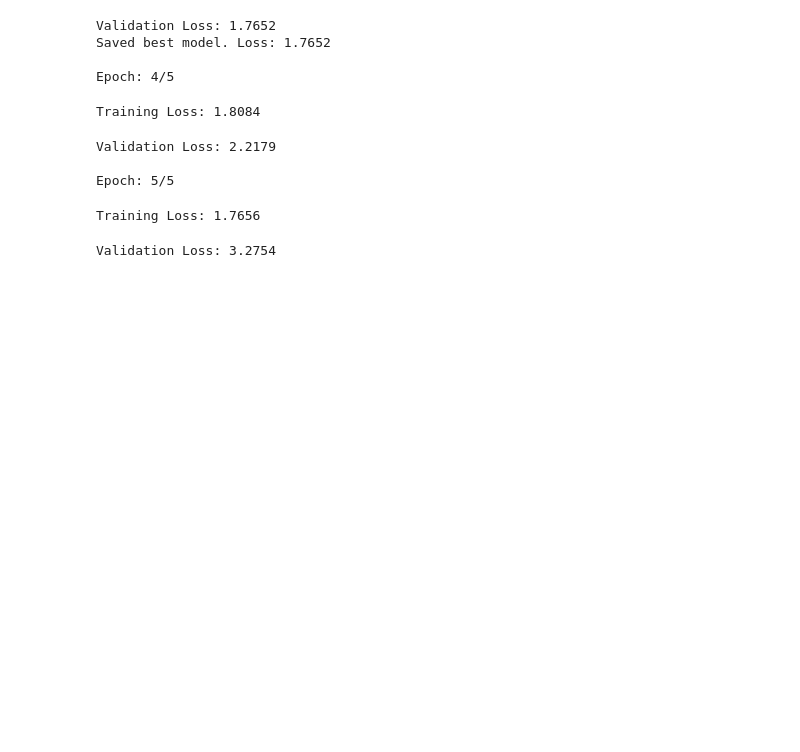
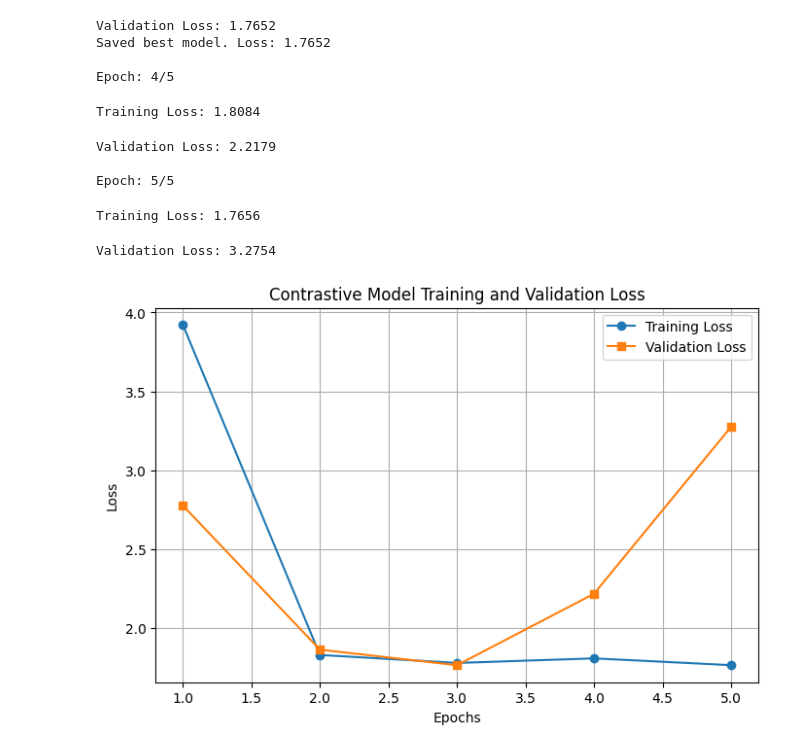
Before and after one commit to Anil-Banjade/Nepali_Multi_Modal, a Jupyter notebook: src/multimodal_embedding_fusion/Nepali_MultiModal.ipynb, the cells around one changed output. Saved outputs shown, nothing was run; the diff lists cells and outputs as text; code cells hidden in the pictures; blank space fills up the shorter version.

```diff
--- a/src/multimodal_embedding_fusion/Nepali_MultiModal.ipynb
+++ b/src/multimodal_embedding_fusion/Nepali_MultiModal.ipynb
@@ -133,6 +99,27 @@ Validation Loss: 2.2179
 Epoch: 5/5
 Training Loss: 1.7656
 Validation Loss: 3.2754
+# %%
+# @title
+import matplotlib.pyplot as plt
+
+epochs = [1, 2, 3, 4, 5]
+train_loss = [3.9212, 1.8302, 1.7795, 1.8084, 1.7656]
+valid_loss = [2.7765, 1.8638, 1.7652, 2.2179, 3.2754]
+
+plt.figure(figsize=(8, 5))
+plt.plot(epochs, train_loss, marker='o', label='Training Loss')
+plt.plot(epochs, valid_loss, marker='s', label='Validation Loss')
+
+plt.xlabel('Epochs')
+plt.ylabel('Loss')
+plt.title('Contrastive Model Training and Validation Loss')
+plt.legend()
+plt.grid(True)
+plt.savefig('/content/drive/MyDrive/Minorproj_Nepali_MultiModal/contrastive_model.png', dpi=300)
+plt.show()
+# %% [output]
+[figure, added]
 # %%
 from src.multimodal_embedding_fusion.models.multimodal_fusion import train_combined
 # %%
```
Also changed, not shown: parts of 17 cells of this notebook, 11 other files.
